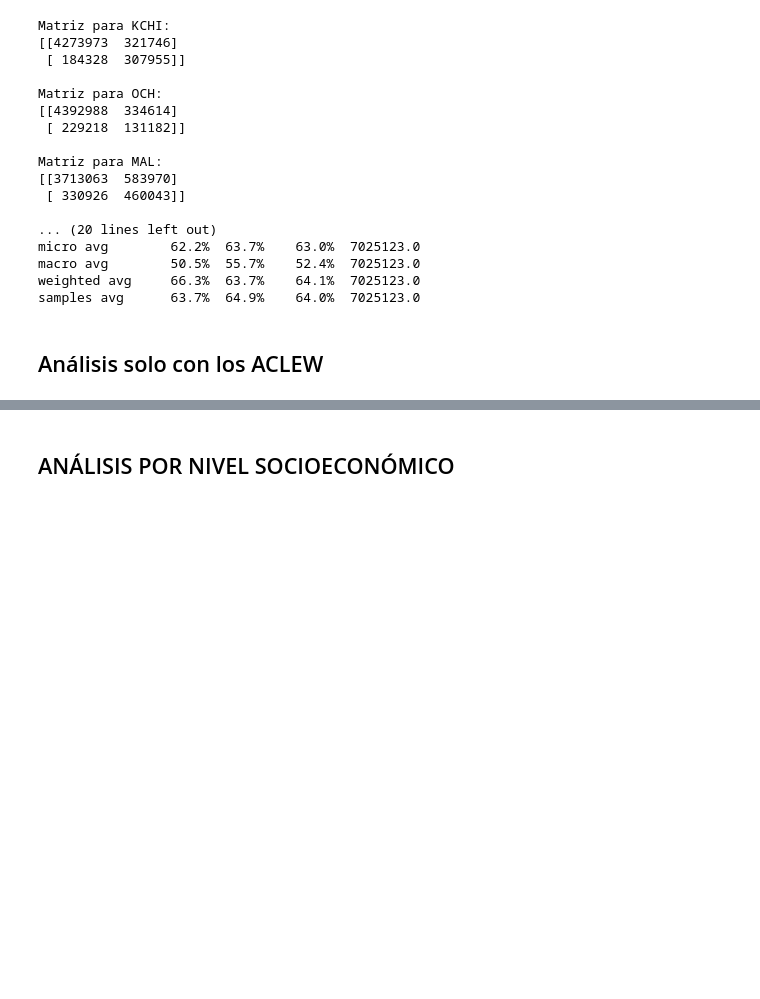
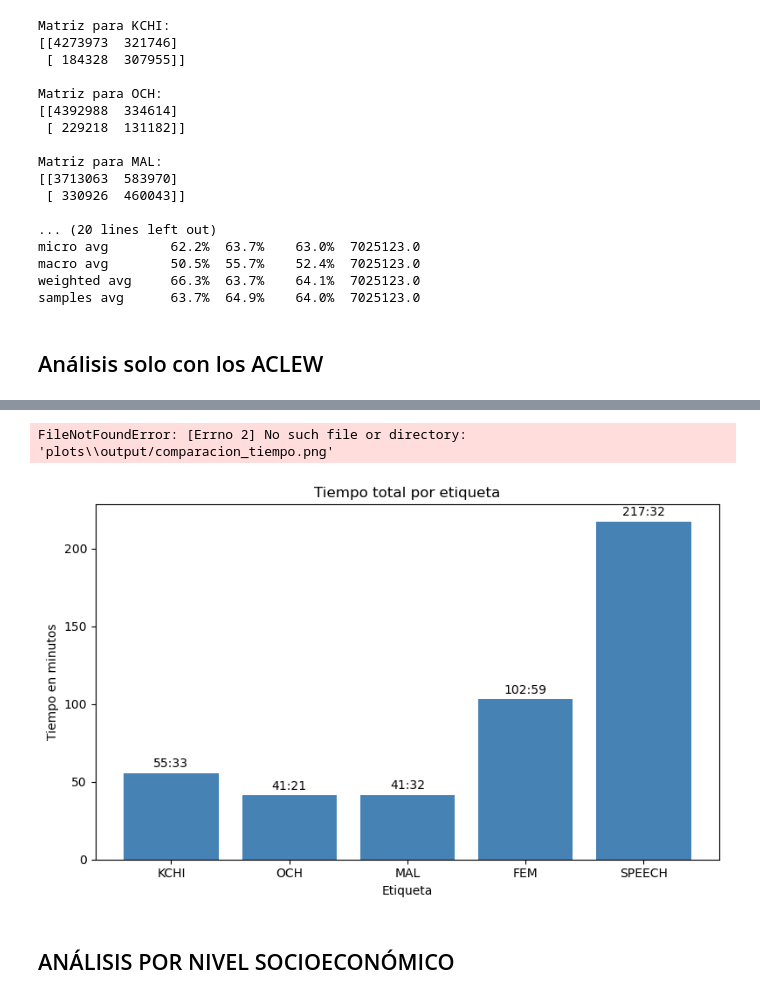
Before and after one commit to pabloamden/tesis_pablo, a Jupyter notebook: procesar_results_concat_v03.ipynb, the cells around one changed output, grey strips where cells are left out. Drawn from its saved outputs; the diff is of its cells as text; code cells hidden in the pictures; blank space fills up the shorter version.

```diff
--- a/procesar_results_concat_v03.ipynb
+++ b/procesar_results_concat_v03.ipynb
@@ -404,3 +449,75 @@ samples avg      25.0%  25.4%    25.0%  2753741.0
+# %%
+import pandas as pd
+import matplotlib.pyplot as plt
+import os
+
+# =========================
+# 1) Copiar reporte
+# =========================
+df_report_plot = df_report.copy()  # cambiar df_report por el nombre real de tu dataframe
+
+# =========================
+# 2) Quedarse solo con etiquetas reales
+# =========================
+etiquetas = ["KCHI", "OCH", "MAL", "FEM", "SPEECH"]
+
+df_tiempos = df_report_plot.loc[etiquetas].copy()
+
+# =========================
+# 3) Convertir support_tiempo MM:SS a minutos
+# =========================
+def tiempo_a_minutos(x):
+    x = str(x).strip()
+    minutos, segundos = x.split(":")
+    return int(minutos) + int(segundos) / 60
+
+df_tiempos["tiempo_minutos"] = df_tiempos["support_tiempo"].apply(tiempo_a_minutos)
+
+# =========================
+# 4) Graficar
+# =========================
+output_dir = "plots"
+os.makedirs(output_dir, exist_ok=True)
+
+plt.figure(figsize=(8, 5))
+
+plt.bar(
+    df_tiempos.index,
+    df_tiempos["tiempo_minutos"],
+    color="steelblue"
+)
+
+plt.title("Tiempo total por etiqueta")
+plt.xlabel("Etiqueta")
+plt.ylabel("Tiempo en minutos")
+
+# Etiquetas arriba de cada barra en formato MM:SS
+for i, row in enumerate(df_tiempos.itertuples()):
+    plt.text(
+        i,
+        row.tiempo_minutos + 2,
+        row.support_tiempo,
+        ha="center",
+        va="bottom"
+    )
+
+plt.tight_layout()
+
+plt.savefig(
+    os.path.join(output_dir, "tiempo_total_por_etiqueta.png"),
+    dpi=300,
+    bbox_inches="tight"
+)
+plt.savefig(
+    os.path.join(output_dir, "output/comparacion_tiempo.png"),
+    dpi=300,
+    bbox_inches="tight"
+)
+
+plt.show()
+# %% [output]
+FileNotFoundError: [Errno 2] No such file or directory: 'plots\\output/comparacion_tiempo.png'
+[figure, added]
 # %% [markdown]
 ## ANÁLISIS POR NIVEL SOCIOECONÓMICO
 # %%
```
Also changed, not shown: parts of 11 cells of this notebook, 8 other files.
